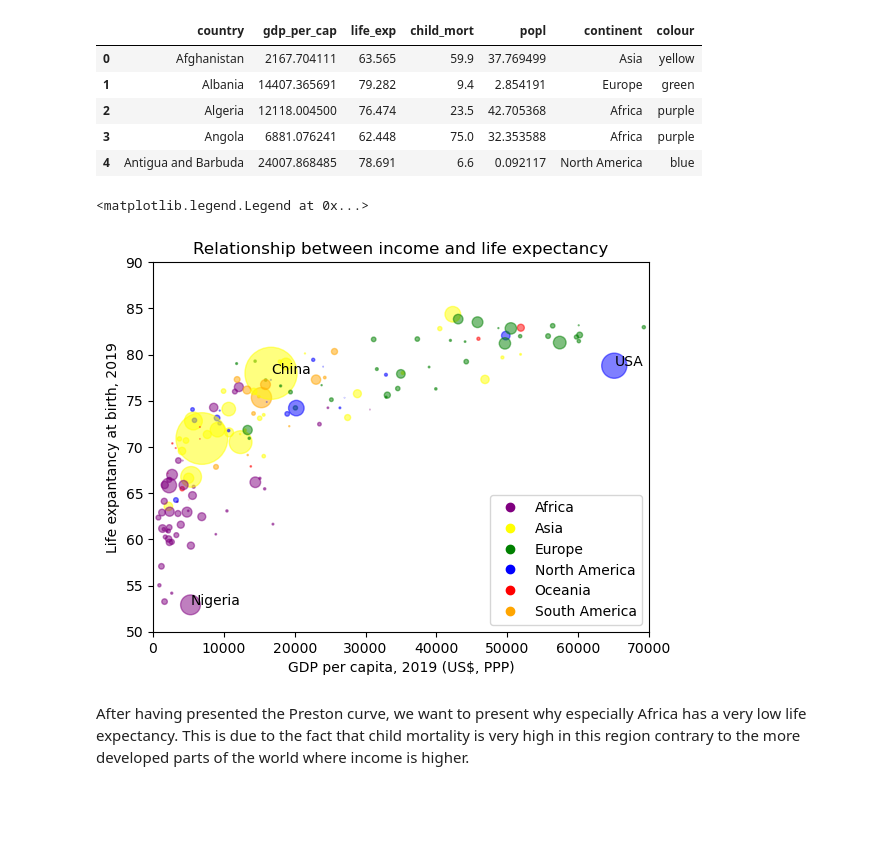
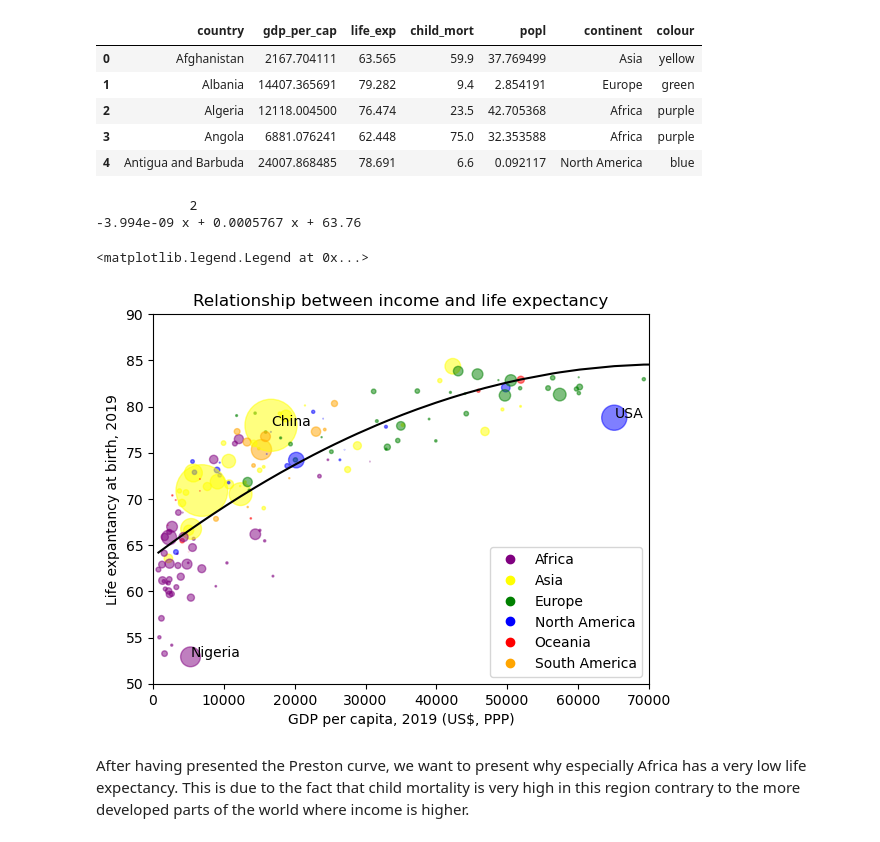
Before and after one commit to NumEconCopenhagen/projects-2023-helene-and-cecilie-class-3, a Jupyter notebook: dataproject/dataproject.ipynb, the cells around one changed output. Saved outputs shown, nothing was run; the diff lists cells and outputs as text; code cells hidden in the pictures; blank space fills up the shorter version.

```diff
--- a/dataproject/dataproject.ipynb
+++ b/dataproject/dataproject.ipynb
@@ -260,31 +251,34 @@ wd_cont.head()
 # %%
 fig = plt.figure() #Create figure
 ax = fig.add_subplot(1,1,1) #Create plot
 plt.scatter(wd_cont.gdp_per_cap, wd_cont.life_exp, s = wd_cont.popl, c=wd_cont['colour'], alpha=0.5) #We add s equal to the population size
+
+z = np.polyfit(wd_cont.gdp_per_cap, wd_cont.life_exp, 2)
+p = np.poly1d(z)
+print(p)
+sorted = np.sort(wd_cont.gdp_per_cap)
+plt.plot(sorted, p(sorted), color='black')
 
 china_index = wd_cont.loc[wd_cont.country == "China"].index[0]
 plt.text(wd_cont.gdp_per_cap[china_index], wd_cont.life_exp[china_index], "China")
 nigeria_index = wd_cont.loc[wd_cont.country == "Nigeria"].index[0]
 plt.text(wd_cont.gdp_per_cap[nigeria_index], wd_cont.life_exp[nigeria_index], "Nigeria")
 usa_index = wd_cont.loc[wd_cont.country == "United States"].index[0]
 plt.text(wd_cont.gdp_per_cap[usa_index], wd_cont.life_exp[usa_index], "USA")
-
-#m, b = np.polyfit(wd_cont.gdp_per_cap, wd_cont.life_exp, 1)
-#print(m,b)
-#y = 0.0002559169433439611+66.8910405359803*np.log(wd_cont.gdp_per_cap)
-#plt.plot(wd_cont.gdp_per_cap, y)
 
 #Alterations to figure
 ax.set(xlim=(0, 70000), ylim=(50, 90))
 ax.set_title('Relationship between income and life expectancy')
 ax.set_xlabel('GDP per capita, 2019 (US$, PPP)')
 ax.set_ylabel('Life expantancy at birth, 2019')
 # add legend: colours corresponding to continents
 legend_elements = [Line2D([0],[0], marker='o', color=colour, linestyle='') for colour in colours.values()]
 ax.legend(legend_elements, colours.keys(), numpoints=1)
 # %% [output]
-<matplotlib.legend.Legend at 0x...>
+            2
+-3.994e-09 x + 0.0005767 x + 63.76
+<matplotlib.legend.Legend at 0x...>
-[figure, old version]
+[figure, new version]
 # %% [markdown]
 After having presented the Preston curve, we want to present why especially Africa has a very low life expectancy. This is due to the fact that child mortality is very high in this region contrary to the more developed parts of the world where income is higher.
 # %%
```
Also changed, not shown: parts of 3 cells of this notebook.
